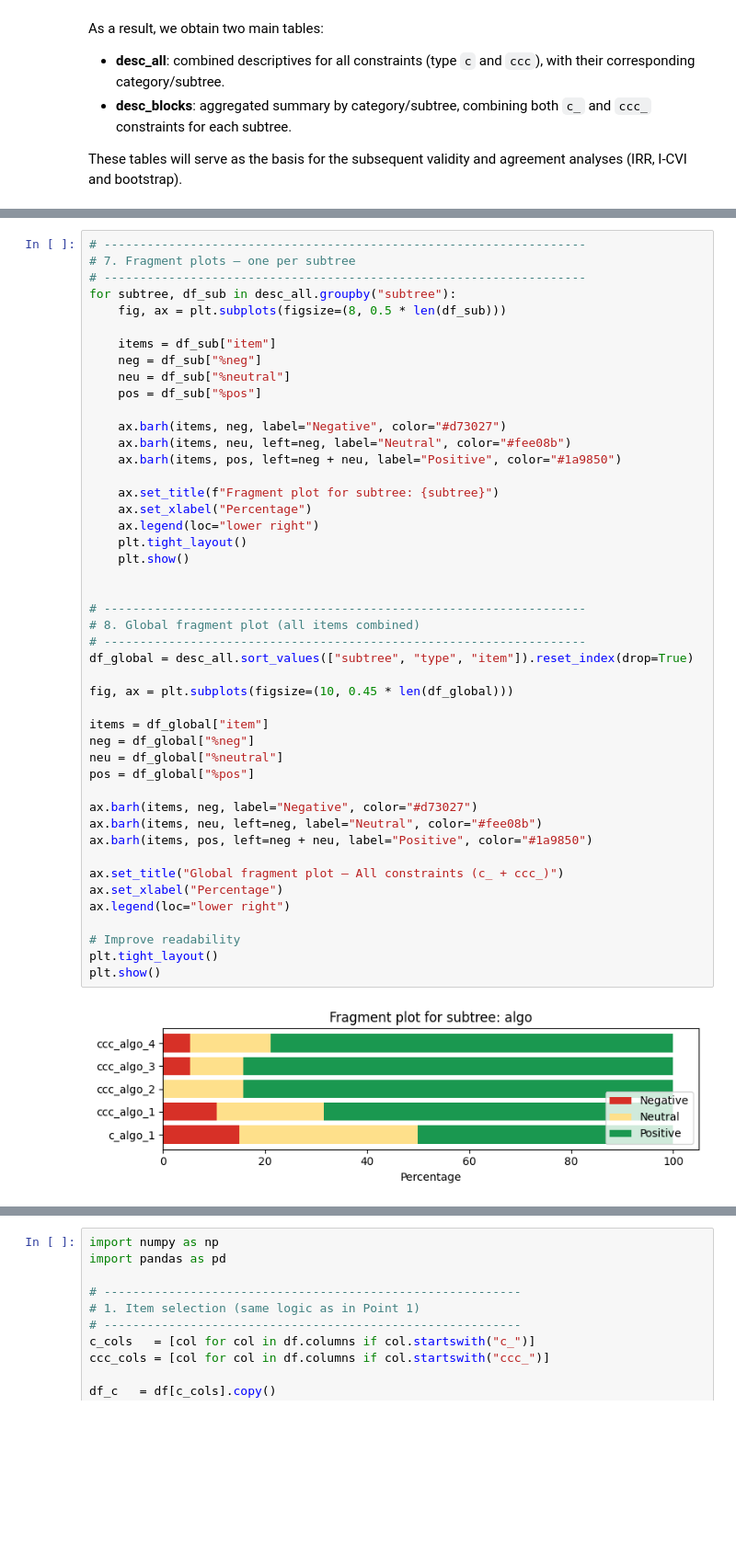
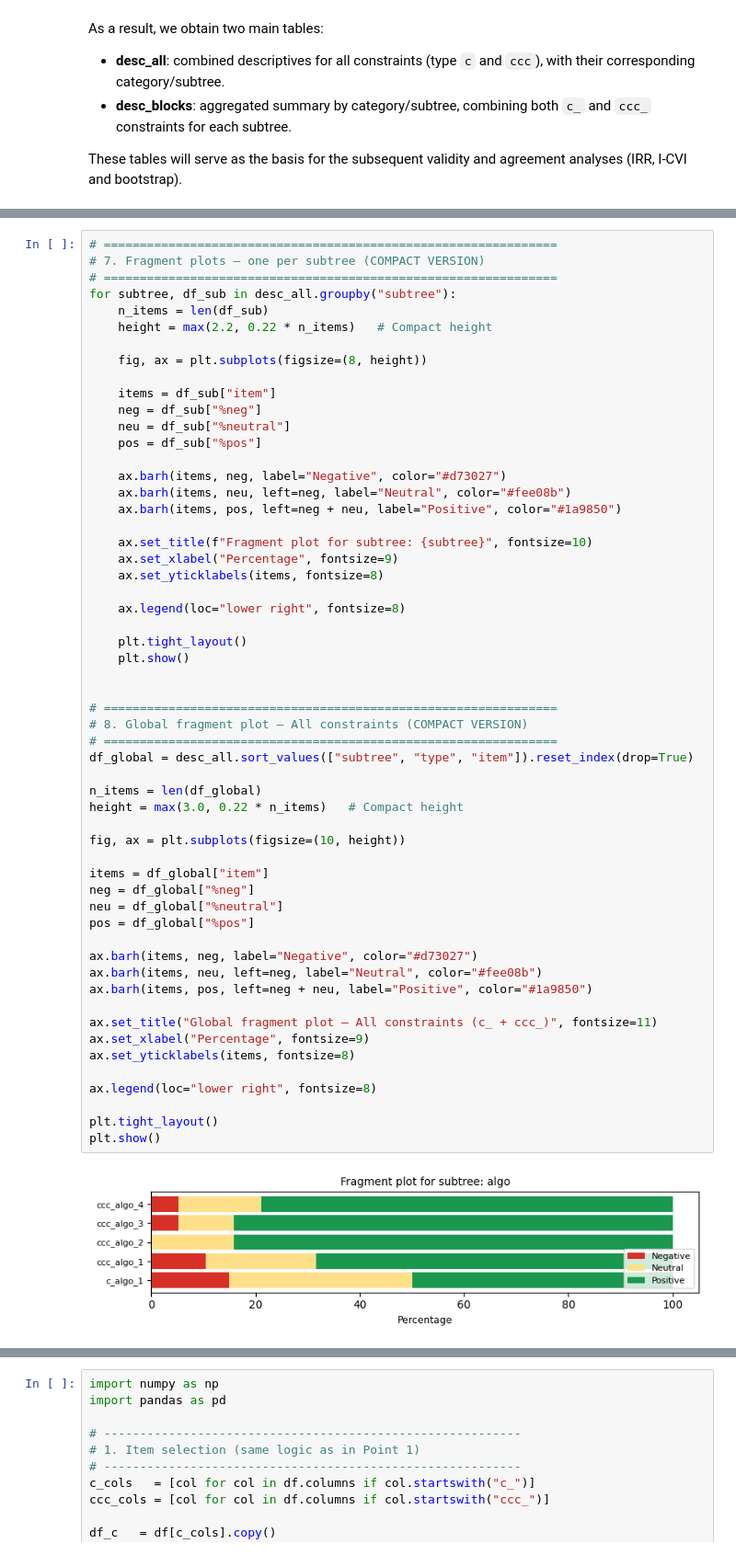
Before and after one commit to ricpdc/QSPL-Survey, a Jupyter notebook: QSE_Survey_Analysis_Colab.ipynb, the cells around one changed output, grey strips where cells are left out. Shown at 92% size. Saved outputs shown, nothing was run; the diff lists cells and outputs as text; blank space fills up the shorter version.

```diff
--- a/QSE_Survey_Analysis_Colab.ipynb
+++ b/QSE_Survey_Analysis_Colab.ipynb
@@ -2972,48 +3121,58 @@ These tables will serve as the basis for the subsequent validity and agreement a
 # %%
-# -------------------------------------------------------------------
-# 7. Fragment plots — one per subtree
-# -------------------------------------------------------------------
+# ===============================================================
+# 7. Fragment plots — one per subtree (COMPACT VERSION)
+# ===============================================================
 for subtree, df_sub in desc_all.groupby("subtree"):
-    fig, ax = plt.subplots(figsize=(8, 0.5 * len(df_sub)))
+    n_items = len(df_sub)
+    height = max(2.2, 0.22 * n_items)   # Compact height
+
+    fig, ax = plt.subplots(figsize=(8, height))
 
     items = df_sub["item"]
     neg = df_sub["%neg"]
     neu = df_sub["%neutral"]
     pos = df_sub["%pos"]
 
     ax.barh(items, neg, label="Negative", color="#d73027")
     ax.barh(items, neu, left=neg, label="Neutral", color="#fee08b")
     ax.barh(items, pos, left=neg + neu, label="Positive", color="#1a9850")
 
-    ax.set_title(f"Fragment plot for subtree: {subtree}")
-    ax.set_xlabel("Percentage")
-    ax.legend(loc="lower right")
+    ax.set_title(f"Fragment plot for subtree: {subtree}", fontsize=10)
+    ax.set_xlabel("Percentage", fontsize=9)
+    ax.set_yticklabels(items, fontsize=8)
+
+    ax.legend(loc="lower right", fontsize=8)
+
     plt.tight_layout()
     plt.show()
 
 
-# -------------------------------------------------------------------
-# 8. Global fragment plot (all items combined)
-# -------------------------------------------------------------------
+# ===============================================================
+# 8. Global fragment plot — All constraints (COMPACT VERSION)
+# ===============================================================
 df_global = desc_all.sort_values(["subtree", "type", "item"]).reset_index(drop=True)
 
-fig, ax = plt.subplots(figsize=(10, 0.45 * len(df_global)))
+n_items = len(df_global)
+height = max(3.0, 0.22 * n_items)   # Compact height
+
+fig, ax = plt.subplots(figsize=(10, height))
 
 items = df_global["item"]
 neg = df_global["%neg"]
 neu = df_global["%neutral"]
 pos = df_global["%pos"]
 
 ax.barh(items, neg, label="Negative", color="#d73027")
 ax.barh(items, neu, left=neg, label="Neutral", color="#fee08b")
 ax.barh(items, pos, left=neg + neu, label="Positive", color="#1a9850")
 
-ax.set_title("Global fragment plot — All constraints (c_ + ccc_)")
-ax.set_xlabel("Percentage")
-ax.legend(loc="lower right")
+ax.set_title("Global fragment plot — All constraints (c_ + ccc_)", fontsize=11)
+ax.set_xlabel("Percentage", fontsize=9)
+ax.set_yticklabels(items, fontsize=8)
 
-# Improve readability
+ax.legend(loc="lower right", fontsize=8)
+
 plt.tight_layout()
 plt.show()
 # %% [output]
-[figure, old version]
+[figure, new version]
```
Also changed, not shown: parts of 9 cells of this notebook.
